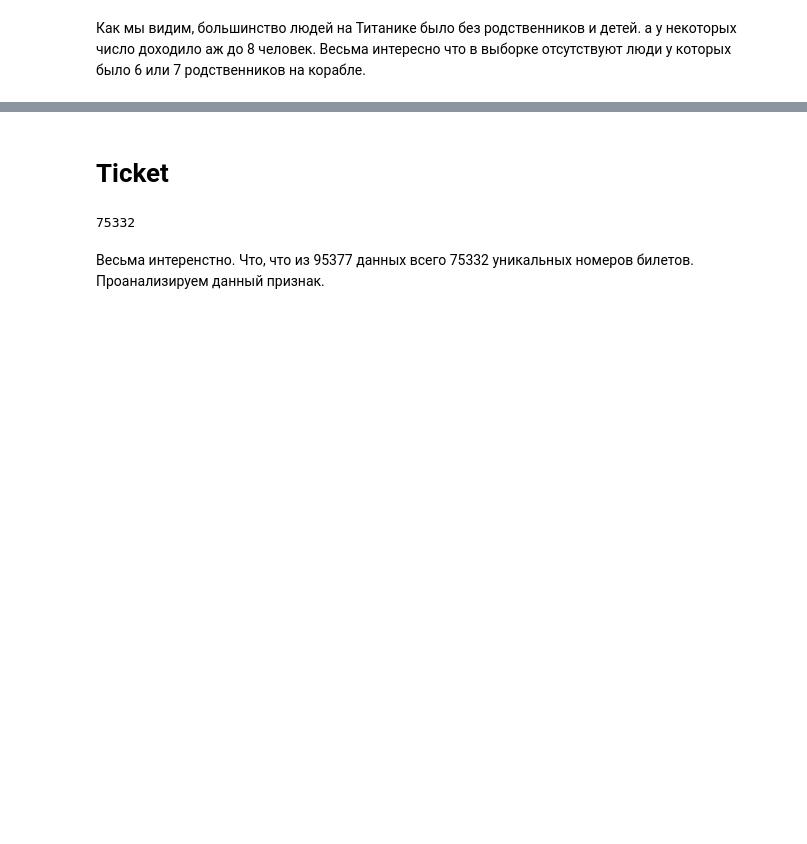
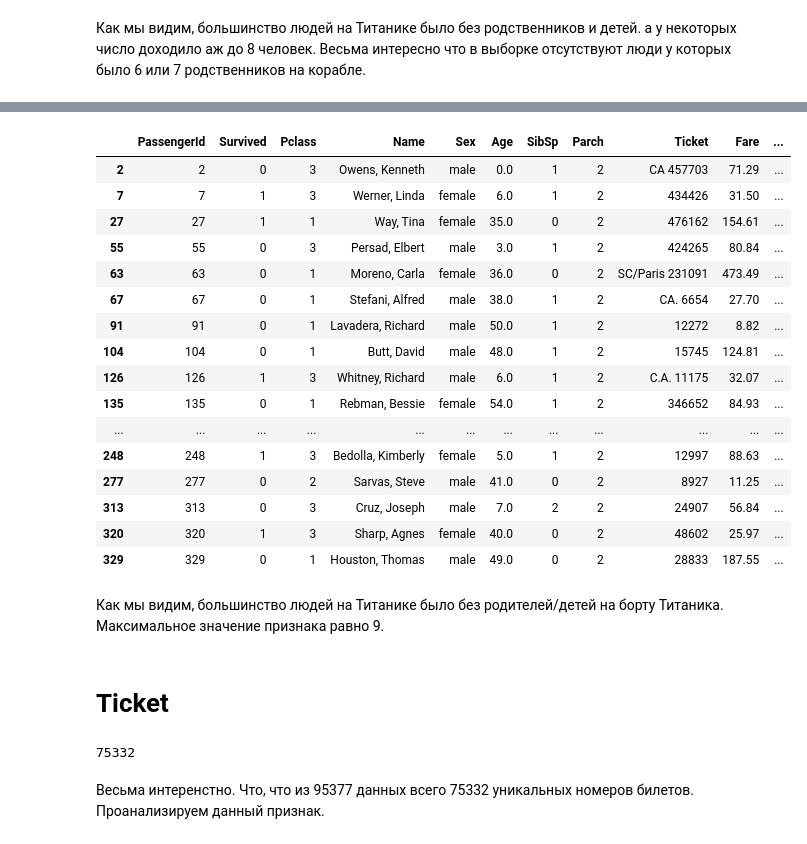
Before and after one commit to ZhdanovichVlad/RS_school_1, a Jupyter notebook: 2_EDA/Untitled.ipynb, the cells around one changed output, grey strips where cells are left out. Saved outputs shown, nothing was run; the diff lists cells and outputs as text; code cells hidden in the pictures; blank space fills up the shorter version.

```diff
--- a/2_EDA/Untitled.ipynb
+++ b/2_EDA/Untitled.ipynb
@@ -276,3 +319,25 @@ Name: SibSp, dtype: int64
+# %%
+df[df['Parch'] == 2].head(30)
+# %% [output]
+|  | PassengerId | Survived | Pclass | Name | Sex | Age | SibSp | Parch | Ticket | Fare | ... |
+| 2 | 2 | 0 | 3 | Owens, Kenneth | male | 0.0 | 1 | 2 | CA 457703 | 71.29 | ... |
+| 7 | 7 | 1 | 3 | Werner, Linda | female | 6.0 | 1 | 2 | 434426 | 31.50 | ... |
+| 27 | 27 | 1 | 1 | Way, Tina | female | 35.0 | 0 | 2 | 476162 | 154.61 | ... |
+| 55 | 55 | 0 | 3 | Persad, Elbert | male | 3.0 | 1 | 2 | 424265 | 80.84 | ... |
+| 63 | 63 | 0 | 1 | Moreno, Carla | female | 36.0 | 0 | 2 | SC/Paris 231091 | 473.49 | ... |
+| 67 | 67 | 0 | 1 | Stefani, Alfred | male | 38.0 | 1 | 2 | CA. 6654 | 27.70 | ... |
+| 91 | 91 | 0 | 1 | Lavadera, Richard | male | 50.0 | 1 | 2 | 12272 | 8.82 | ... |
+| 104 | 104 | 0 | 1 | Butt, David | male | 48.0 | 1 | 2 | 15745 | 124.81 | ... |
+| 126 | 126 | 1 | 3 | Whitney, Richard | male | 6.0 | 1 | 2 | C.A. 11175 | 32.07 | ... |
+| 135 | 135 | 0 | 1 | Rebman, Bessie | female | 54.0 | 1 | 2 | 346652 | 84.93 | ... |
+| ... | ... | ... | ... | ... | ... | ... | ... | ... | ... | ... | ... |
+| 248 | 248 | 1 | 3 | Bedolla, Kimberly | female | 5.0 | 1 | 2 | 12997 | 88.63 | ... |
+| 277 | 277 | 0 | 2 | Sarvas, Steve | male | 41.0 | 0 | 2 | 8927 | 11.25 | ... |
+| 313 | 313 | 0 | 3 | Cruz, Joseph | male | 7.0 | 2 | 2 | 24907 | 56.84 | ... |
+| 320 | 320 | 1 | 3 | Sharp, Agnes | female | 40.0 | 0 | 2 | 48602 | 25.97 | ... |
+| 329 | 329 | 0 | 1 | Houston, Thomas | male | 49.0 | 0 | 2 | 28833 | 187.55 | ... |
+# %% [markdown]
+Как мы видим, большинство людей на Титанике было без родителей/детей на борту Титаника. Максимальное значение признака равно 9.
 # %% [markdown]
 # Ticket
 # %%
```
Also changed, not shown: parts of 10 cells of this notebook.
